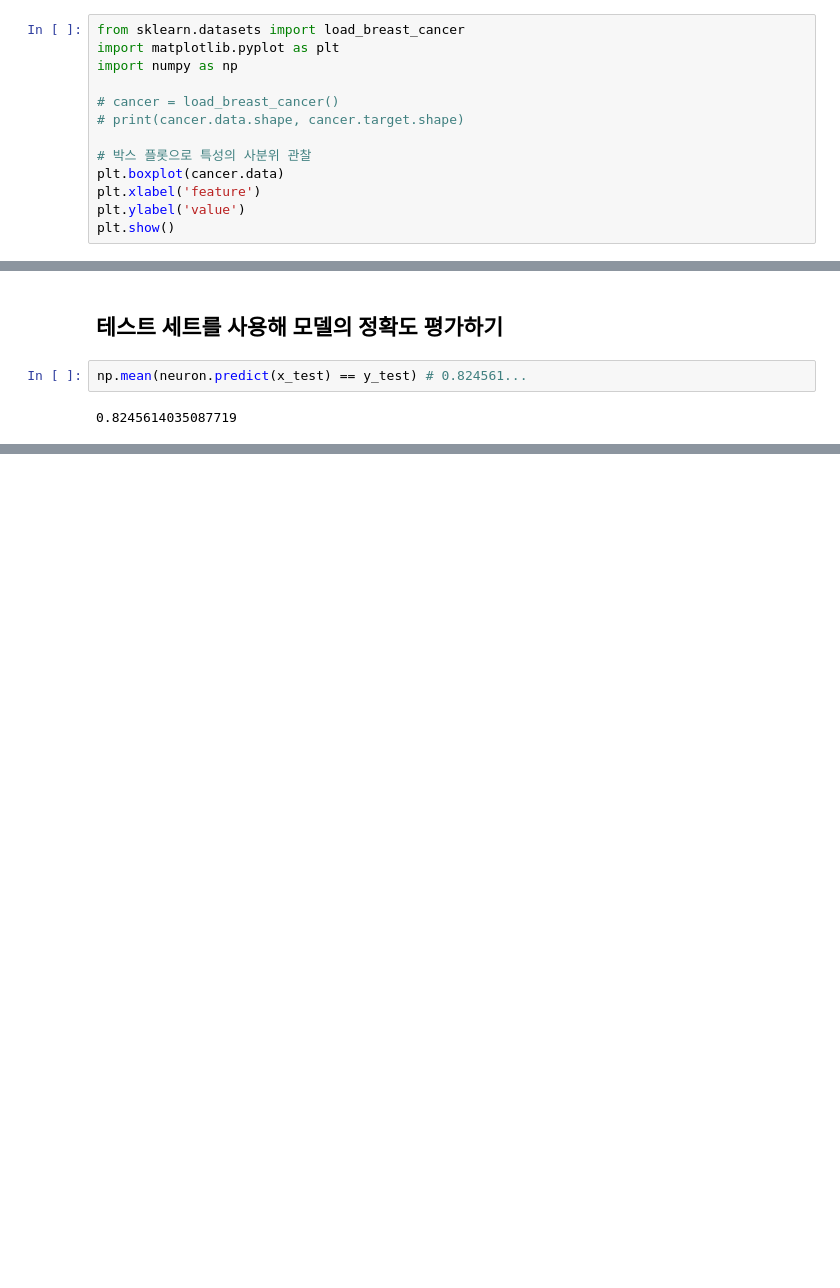
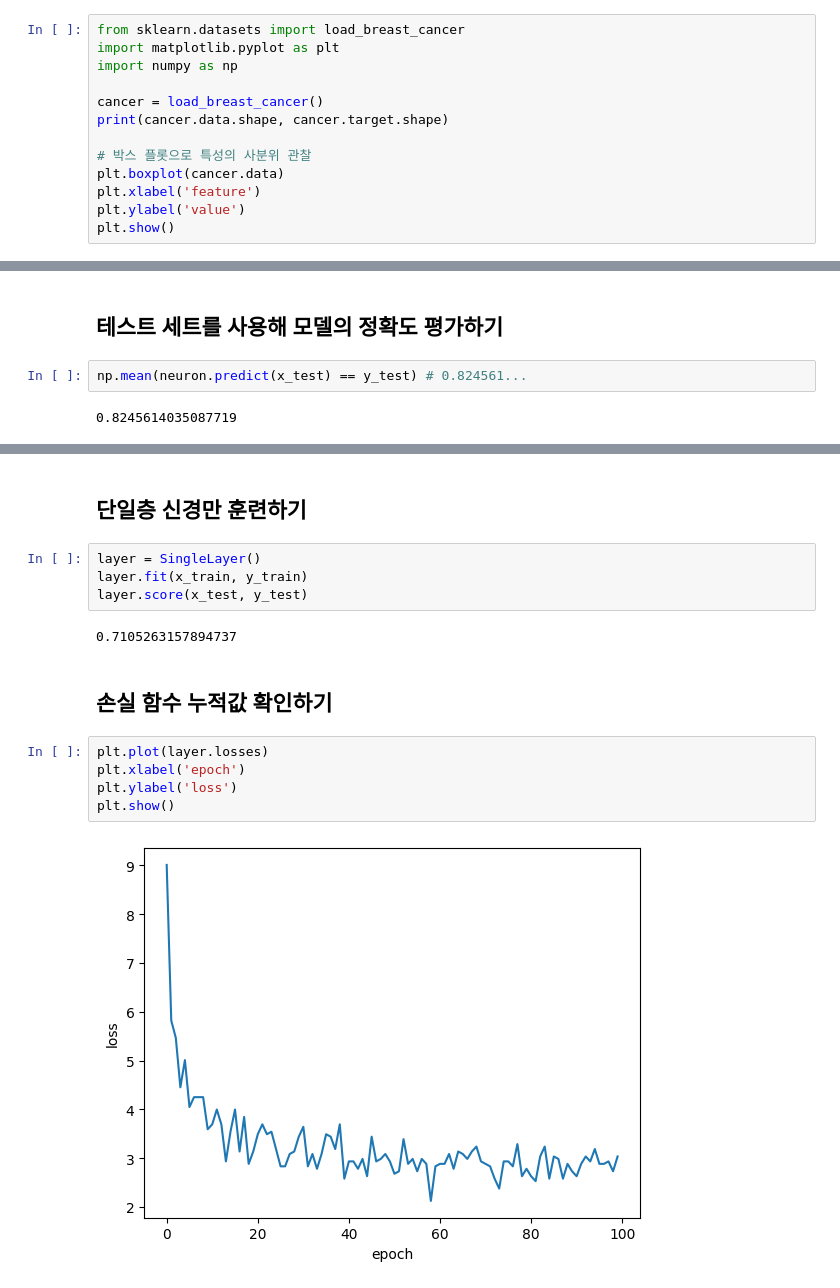
Before and after one commit to mapzine123/machine-running, a Jupyter notebook: 분류하는_뉴런.ipynb, the cells around one changed output, grey strips where cells are left out. Saved outputs shown, nothing was run; the diff lists cells and outputs as text; blank space fills up the shorter version.

```diff
--- a/분류하는_뉴런.ipynb
+++ b/분류하는_뉴런.ipynb
@@ -60,8 +60,8 @@ from sklearn.datasets import load_breast_cancer
 import matplotlib.pyplot as plt
 import numpy as np
 
-# cancer = load_breast_cancer()
-# print(cancer.data.shape, cancer.target.shape)
+cancer = load_breast_cancer()
+print(cancer.data.shape, cancer.target.shape)
 
 # 박스 플롯으로 특성의 사분위 관찰
 plt.boxplot(cancer.data)
@@ -192,0 +250,17 @@ np.mean(neuron.predict(x_test) == y_test) # 0.824561...
+# %% [markdown]
+## 단일층 신경만 훈련하기
+# %%
+layer = SingleLayer()
+layer.fit(x_train, y_train)
+layer.score(x_test, y_test)
+# %% [output]
+0.7105263157894737
+# %% [markdown]
+## 손실 함수 누적값 확인하기
+# %%
+plt.plot(layer.losses)
+plt.xlabel('epoch')
+plt.ylabel('loss')
+plt.show()
+# %% [output]
+[figure, added]
```
Also changed, not shown: parts of 4 cells of this notebook.
